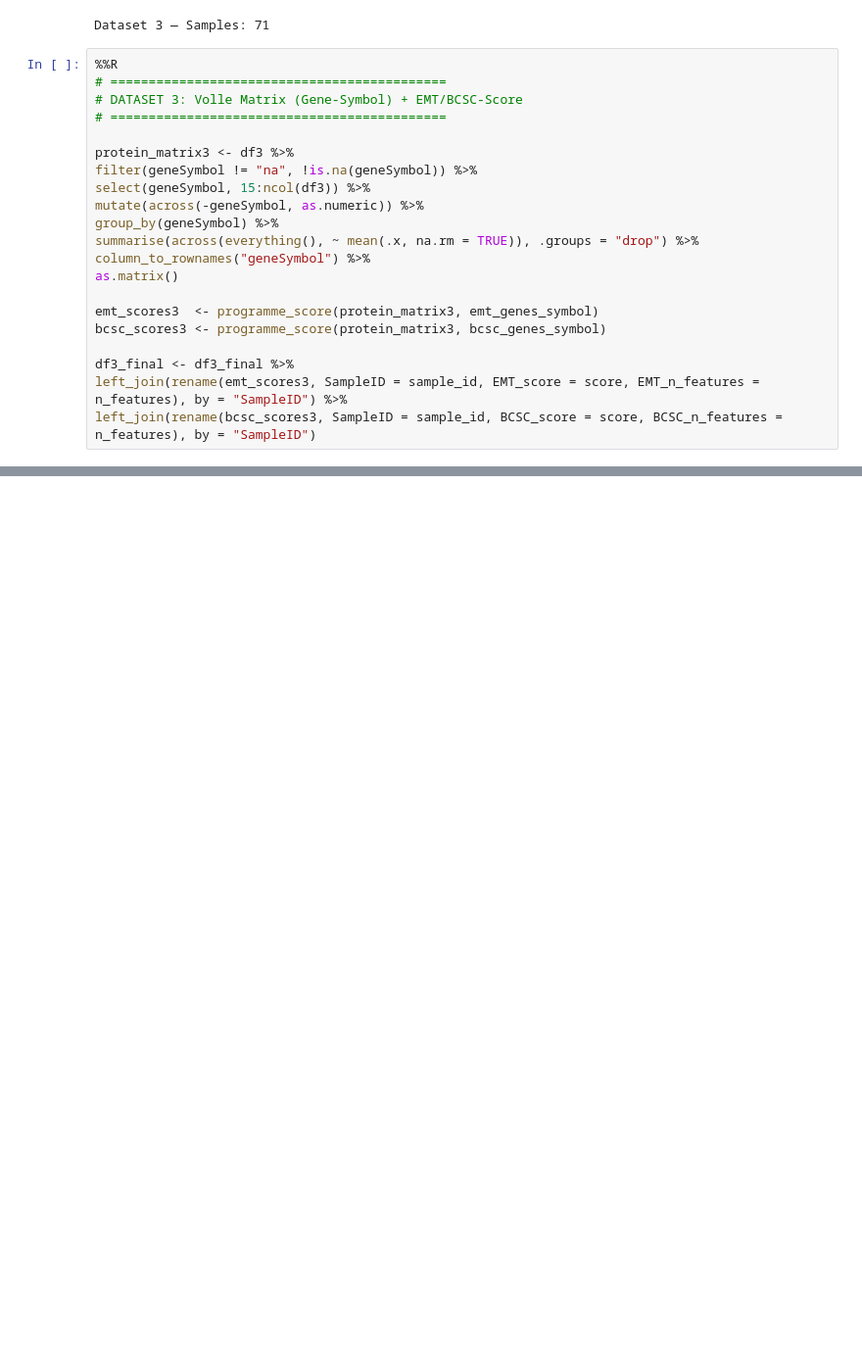
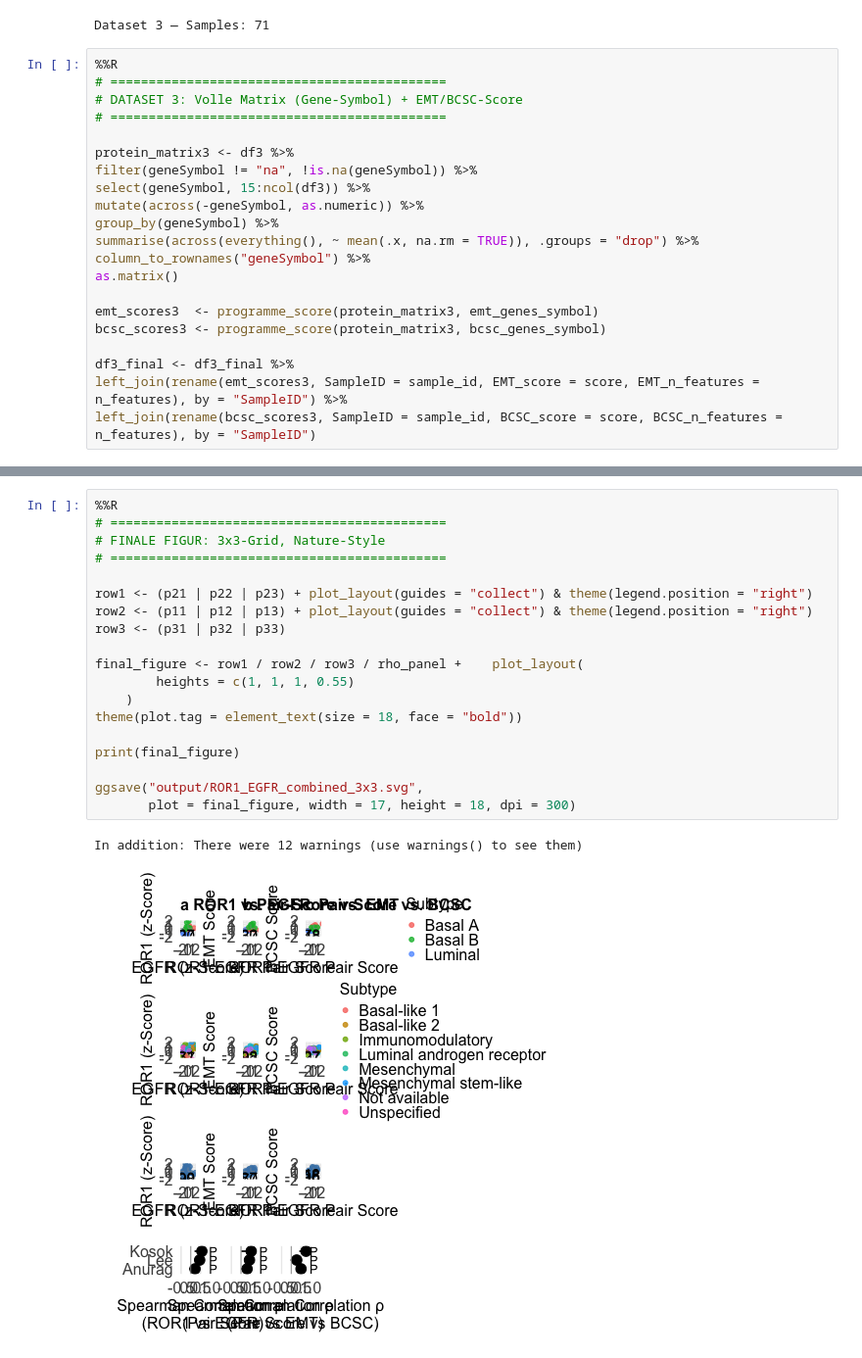
Before and after one commit to GretzmacherN/Bulk_Proteome, a Jupyter notebook: Three_Proteome.ipynb, the cells around one changed output, grey strips where cells are left out. Shown at 98% size. Cells and saved outputs as stored; diff of their text form; blank space fills up the shorter version.

```diff
--- a/Three_Proteome.ipynb
+++ b/Three_Proteome.ipynb
@@ -504,0 +645,22 @@ In addition: There were 32 warnings (use warnings() to see them)
+# %%
+%%R
+# ============================================
+# FINALE FIGUR: 3x3-Grid, Nature-Style
+# ============================================
+
+row1 <- (p21 | p22 | p23) + plot_layout(guides = "collect") & theme(legend.position = "right")
+row2 <- (p11 | p12 | p13) + plot_layout(guides = "collect") & theme(legend.position = "right")
+row3 <- (p31 | p32 | p33)
+
+final_figure <- row1 / row2 / row3 / rho_panel +    plot_layout(
+        heights = c(1, 1, 1, 0.55)
+    )
+theme(plot.tag = element_text(size = 18, face = "bold"))
+
+print(final_figure)
+
+ggsave("output/ROR1_EGFR_combined_3x3.svg",
+       plot = final_figure, width = 17, height = 18, dpi = 300)
+# %% [output]
+In addition: There were 12 warnings (use warnings() to see them)
+[figure, added]
```
Also changed, not shown: parts of 12 cells of this notebook, 8 other files.
